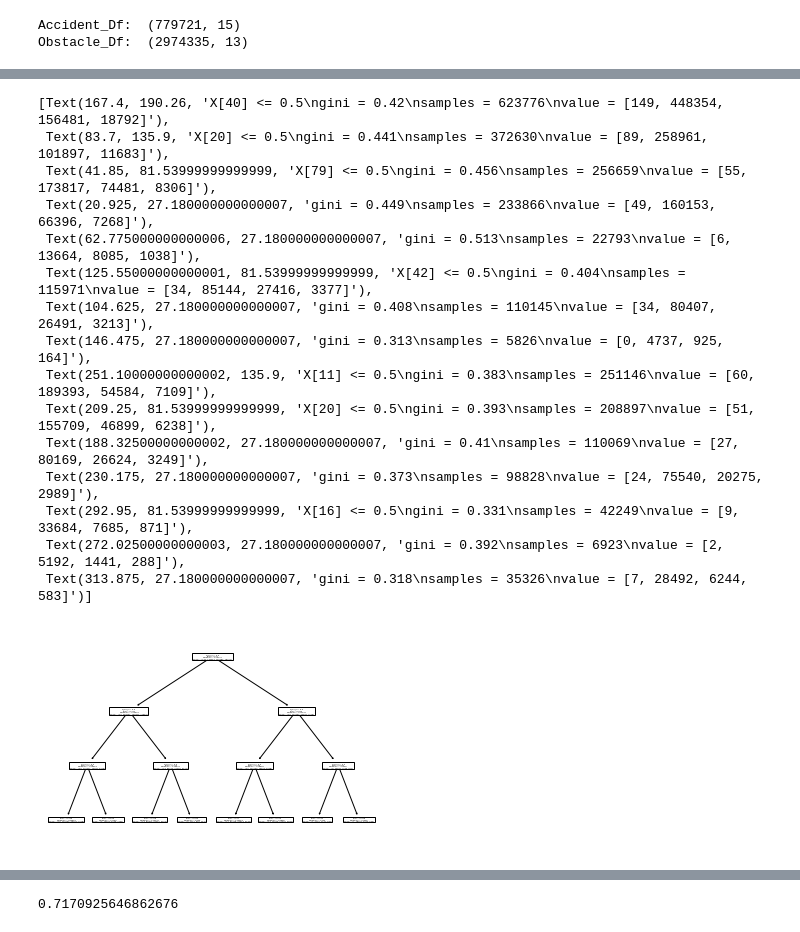
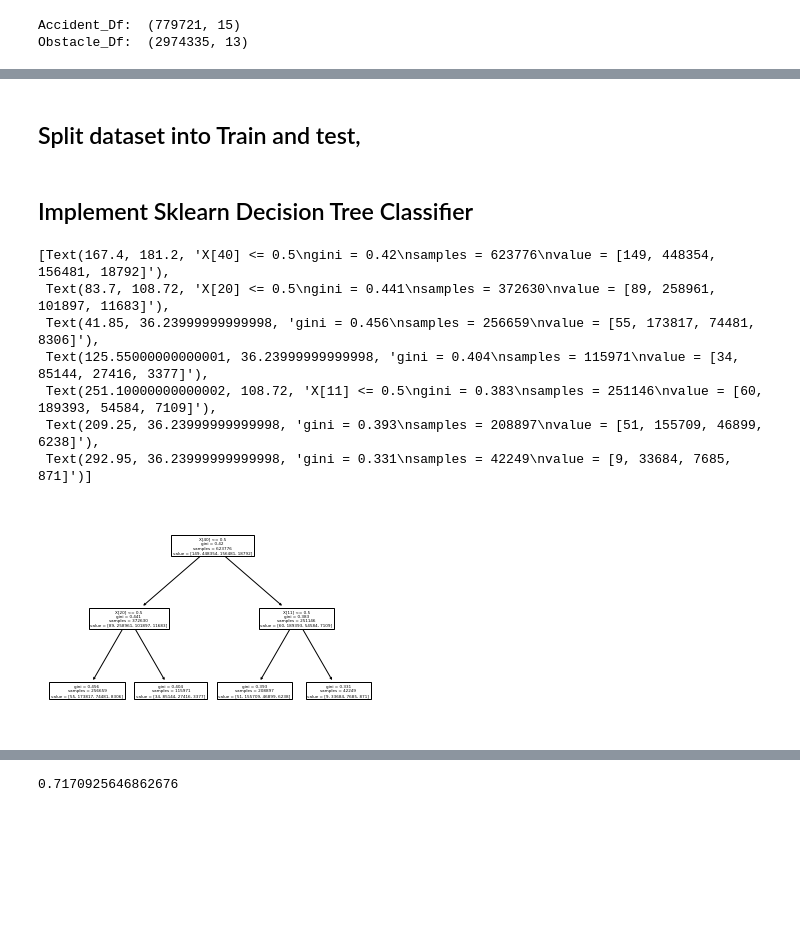
Before and after one commit to amirradman/cmpe255, a Jupyter notebook: Raymonds_Data_Exploration/accident_decision_trees.ipynb, the cells around one changed output, grey strips where cells are left out. Saved outputs shown, nothing was run; the diff lists cells and outputs as text; code cells hidden in the pictures; blank space fills up the shorter version.

```diff
--- a/Raymonds_Data_Exploration/accident_decision_trees.ipynb
+++ b/Raymonds_Data_Exploration/accident_decision_trees.ipynb
@@ -113,5 +116,9 @@ x = accident_df.drop(['Severity'], axis=1)
 y = pd.get_dummies(y)
 x = pd.get_dummies(x, ['Distance(mi)',	'Temperature(F)',	'Wind_Chill(F)',	'Humidity(%)'	,'Pressure(in)','Visibility(mi)',	'Wind_Speed(mph)','Precipitation(in)',	'Weather_Condition',	'Sunrise_Sunset',	'Civil_Twilight',
         	'Nautical_Twilight',	'Astronomical_Twilight'])
+# %% [markdown]
+## Split dataset into Train and test,
 # %%
 X_TRAIN, X_TEST, Y_TRAIN, Y_TEST = train_test_split(x, y, test_size=0.2, random_state=41)
+# %% [markdown]
+## Implement Sklearn Decision Tree Classifier
@@ -118,22 +127,14 @@ X_TRAIN, X_TEST, Y_TRAIN, Y_TEST = train_test_split(x, y, test_size=0.2, random_
 # %%
-clf3 = DecisionTreeClassifier(max_depth=3)
-clf3 = clf3.fit(X_TRAIN, Y_TRAIN)
-tree.plot_tree(clf3)
+clf2 = DecisionTreeClassifier(max_depth=2)
+clf2 = clf2.fit(X_TRAIN, Y_TRAIN)
+tree.plot_tree(clf2)
 # %% [output]
-[Text(167.4, 190.26, 'X[40] <= 0.5\ngini = 0.42\nsamples = 623776\nvalue = [149, 448354, 156481, 18792]'),
- Text(83.7, 135.9, 'X[20] <= 0.5\ngini = 0.441\nsamples = 372630\nvalue = [89, 258961, 101897, 11683]'),
- Text(41.85, 81.53999999999999, 'X[79] <= 0.5\ngini = 0.456\nsamples = 256659\nvalue = [55, 173817, 74481, 8306]'),
- Text(20.925, 27.180000000000007, 'gini = 0.449\nsamples = 233866\nvalue = [49, 160153, 66396, 7268]'),
- Text(62.775000000000006, 27.180000000000007, 'gini = 0.513\nsamples = 22793\nvalue = [6, 13664, 8085, 1038]'),
- Text(125.55000000000001, 81.53999999999999, 'X[42] <= 0.5\ngini = 0.404\nsamples = 115971\nvalue = [34, 85144, 27416, 3377]'),
- Text(104.625, 27.180000000000007, 'gini = 0.408\nsamples = 110145\nvalue = [34, 80407, 26491, 3213]'),
- Text(146.475, 27.180000000000007, 'gini = 0.313\nsamples = 5826\nvalue = [0, 4737, 925, 164]'),
- Text(251.10000000000002, 135.9, 'X[11] <= 0.5\ngini = 0.383\nsamples = 251146\nvalue = [60, 189393, 54584, 7109]'),
- Text(209.25, 81.53999999999999, 'X[20] <= 0.5\ngini = 0.393\nsamples = 208897\nvalue = [51, 155709, 46899, 6238]'),
- Text(188.32500000000002, 27.180000000000007, 'gini = 0.41\nsamples = 110069\nvalue = [27, 80169, 26624, 3249]'),
- Text(230.175, 27.180000000000007, 'gini = 0.373\nsamples = 98828\nvalue = [24, 75540, 20275, 2989]'),
- Text(292.95, 81.53999999999999, 'X[16] <= 0.5\ngini = 0.331\nsamples = 42249\nvalue = [9, 33684, 7685, 871]'),
- Text(272.02500000000003, 27.180000000000007, 'gini = 0.392\nsamples = 6923\nvalue = [2, 5192, 1441, 288]'),
- Text(313.875, 27.180000000000007, 'gini = 0.318\nsamples = 35326\nvalue = [7, 28492, 6244, 583]')]
+[Text(167.4, 181.2, 'X[40] <= 0.5\ngini = 0.42\nsamples = 623776\nvalue = [149, 448354, 156481, 18792]'),
+ Text(83.7, 108.72, 'X[20] <= 0.5\ngini = 0.441\nsamples = 372630\nvalue = [89, 258961, 101897, 11683]'),
+ Text(41.85, 36.23999999999998, 'gini = 0.456\nsamples = 256659\nvalue = [55, 173817, 74481, 8306]'),
+ Text(125.55000000000001, 36.23999999999998, 'gini = 0.404\nsamples = 115971\nvalue = [34, 85144, 27416, 3377]'),
+ Text(251.10000000000002, 108.72, 'X[11] <= 0.5\ngini = 0.383\nsamples = 251146\nvalue = [60, 189393, 54584, 7109]'),
+ Text(209.25, 36.23999999999998, 'gini = 0.393\nsamples = 208897\nvalue = [51, 155709, 46899, 6238]'),
+ Text(292.95, 36.23999999999998, 'gini = 0.331\nsamples = 42249\nvalue = [9, 33684, 7685, 871]')]
-[figure, old version]
+[figure, new version]
 # %%
```
Also changed, not shown: parts of 14 cells of this notebook, 3 other files.
